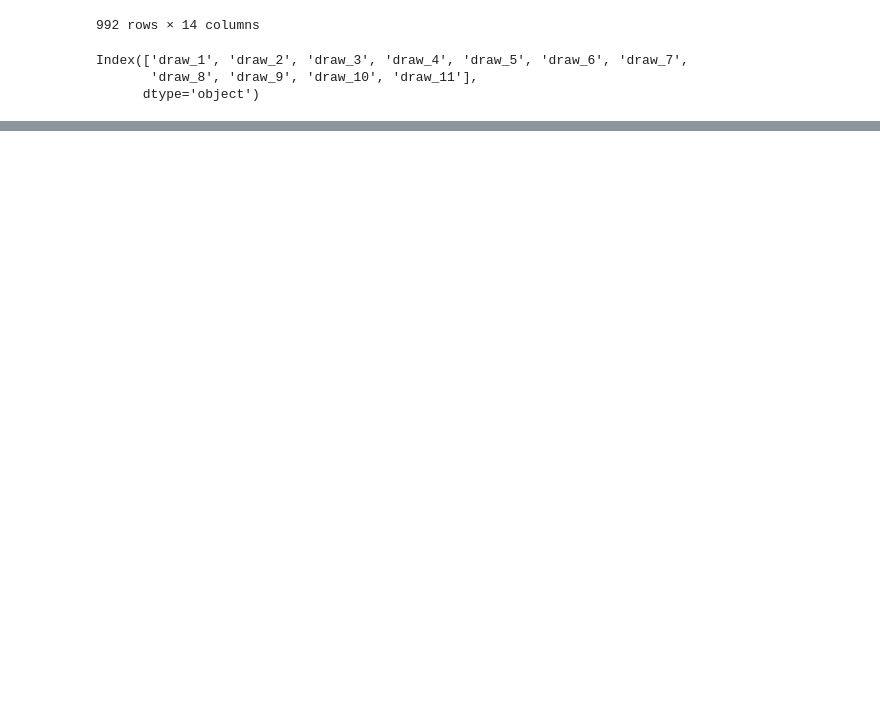
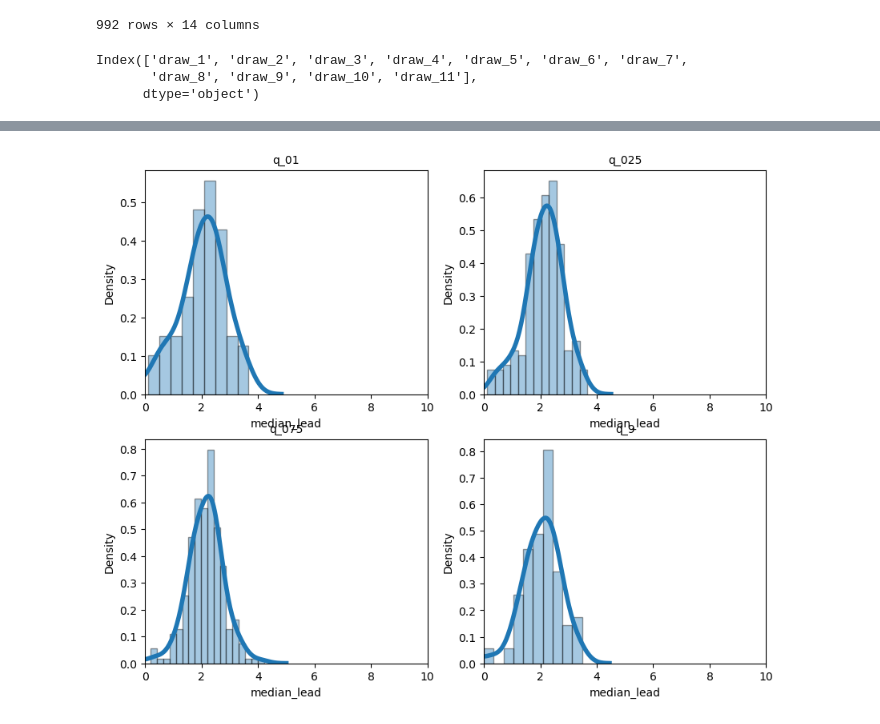
Before and after one commit to jacobhthomas/LeadWater, a Jupyter notebook: qr_income.ipynb, the cells around one changed output, grey strips where cells are left out. Cells and saved outputs as stored; diff of their text form; code cells hidden in the pictures; blank space fills up the shorter version.

```diff
--- a/qr_income.ipynb
+++ b/qr_income.ipynb
@@ -159,0 +258,16 @@ lst_cond_median
+# %%
+#log transform
+fig,axs = plt.subplots(2,2)
+plt.rcParams['figure.figsize'] = 10, 8
+# plt.rcParams['font.size'] = 5
+
+for i, ax in zip(range(len(lst_q)), axs.flatten()):
+    sns.distplot(np.log(lst_q[i]['median_lead']), ax=ax, hist=True, kde=True,
+             hist_kws={'edgecolor':'black'},
+             kde_kws={'linewidth': 4})
+    ax.set_xlim(0,10)
+    ax.set_title(q_names[i], fontsize=10)
+
+plt.show()
+# %% [output]
+[figure, added]
```
Also changed, not shown: parts of 21 cells of this notebook.
